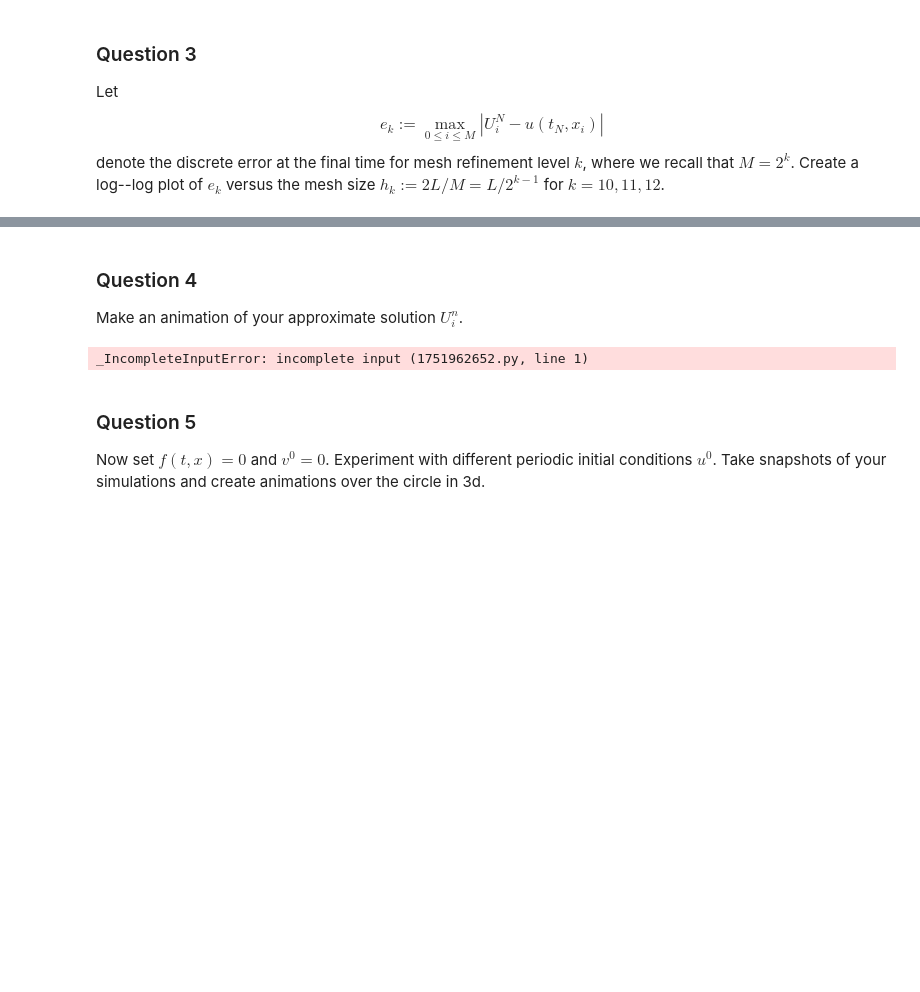
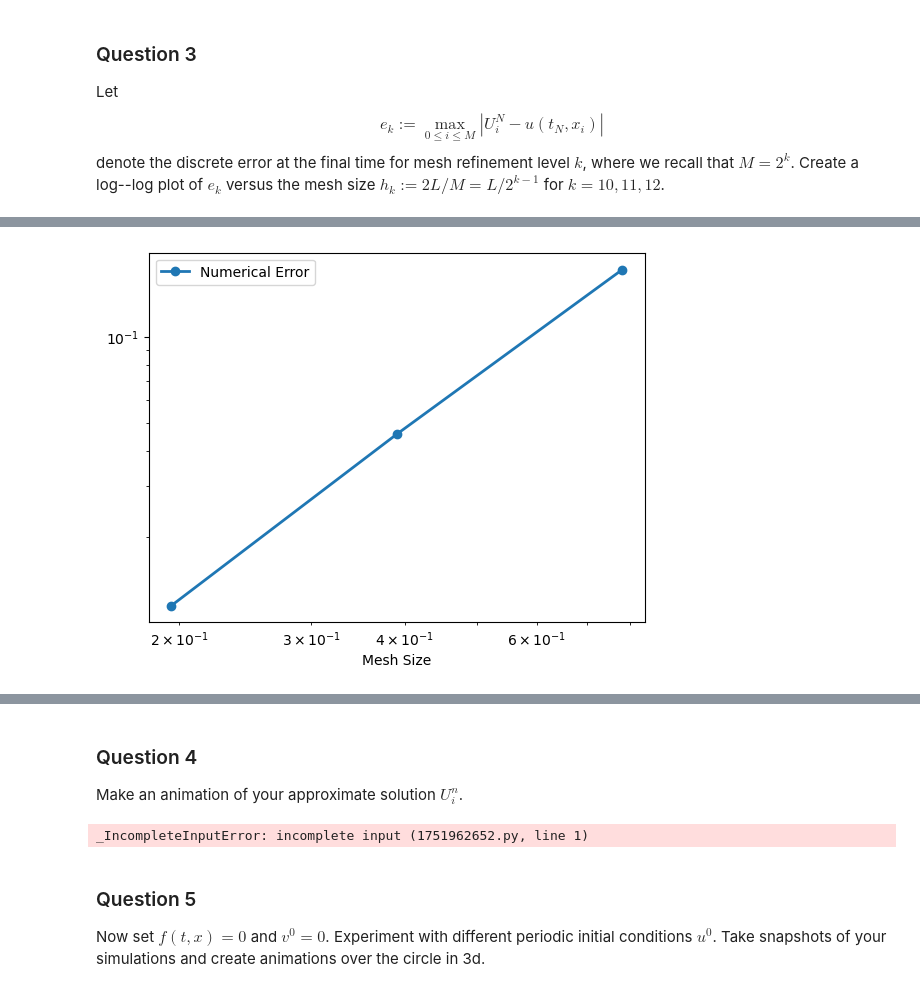
Before and after one commit to Gerbeset/pde_summer_school_2026_solitons, a Jupyter notebook: maya/soliton_project_template2.ipynb, the cells around one changed output, grey strips where cells are left out. Saved outputs shown, nothing was run; the diff lists cells and outputs as text; code cells hidden in the pictures; blank space fills up the shorter version.

```diff
--- a/maya/soliton_project_template2.ipynb
+++ b/maya/soliton_project_template2.ipynb
@@ -273,0 +214,87 @@ Rates:
+# %%
+L = 100
+c = 1
+v = 1 / np.sqrt(2)
+T = 20
+omega = 0.99
+gamma = 1 / (np.sqrt(1 - (v ** 2)))
+cfl = 0.9
+k_vals = [8,9,10]
+g = lambda u: np.sin(u)
+
+def u_exact(x, t):
+    c = 1
+    v = 1/np.sqrt(2)
+    omega = 0.99
+    gamma = 1/np.sqrt(1 - v**2)
+    delta = 0
+    numerator = np.cos(omega* gamma*t - omega*(x - delta)*np.sqrt(gamma**2 - 1))*np.sqrt(1 - omega**2)
+    denominator = omega*np.cosh((gamma*(x - delta) - t*np.sqrt(gamma**2 - 1))*np.sqrt(1 - omega**2))
+    return (4*np.arctan(numerator/denominator))
+
+
+def u_0 (x):
+    return (u_exact(x, 0))
+
+v_0 = lambda x: -4*omega*(-gamma*omega*np.sqrt(1 - omega**2)*np.sin(omega*x*np.sqrt(gamma**2 - 1))*np.cosh(gamma*x*np.sqrt(1 - omega**2)) + np.sqrt(gamma**2 - 1)*(omega**2 - 1)*np.cos(omega*x*np.sqrt(gamma**2 - 1))*np.sinh(gamma*x*np.sqrt(1 - omega**2)))/(omega**2*np.cosh(gamma*x*np.sqrt(1 - omega**2))**2 - (omega**2 - 1)*np.cos(omega*x*np.sqrt(gamma**2 - 1))**2)
+
+def f(x, t):
+    return 0.0
+
+def mms():
+    x, t= sp.symbols('x, t')
+    c = sp.Integer(1)
+    omega = sp.Rational(1,2)
+
+    #HINT: use sp for the functions, for example, for sin, use sp.sin
+    sq = sp.sqrt(1 - omega**2)
+    num = sq * sp.cos(omega*gamma*t- omega*x*sp.sqrt(gamma**2 - 1))
+    den = omega * sp.cosh(gamma * x - t * sp.sqrt(gamma**2 - 1) * sq)
+    u_exact = 4 * sp.atan(num / den) #fixme
+
+    dtt_u_exact = sp.diff(u_exact, t, 2)
+    d_xx_u_exact = sp.diff(u_exact, x, 2)
+    f = dtt_u_exact - (c**2 * d_xx_u_exact) + sp.sin(u_exact) #fixme
+    return(sp.trigsimp(sp.simplify(f)))
+
+def compute_errors():
+    h_list = []
+    e_list = []
+    rate_list = []
+    #T = (2 * np.pi) / (np.sqrt((np.pi ** 2) + 1))
+    T = 20
+    omega = 0.9
+    cfl = 0.9
+
+    for k in k_vals:
+        M = 2**k
+        h = (2 * L) / M
+        h_list.append(h)
+
+        N = int(c * T / (cfl*h))
+        tau = T / N
+
+        xs = [-L + i * h for i in range(M + 1)]
+        U_exact = [u_exact(x, T) for x in xs]
+        U = solve_wave_equation(L=L, c=c, k=k, boundary_type="periodic", u_0=u_0, v_0=v_0, f=f)
+
+        E_M = max([abs(U_exact[i] - U[i, -1]) for i in range (M + 1)])
+        e_list.append(E_M)
+        print("{:e}\t{:e}".format(h, E_M))
+
+    plt.loglog(h_list, e_list, linestyle='-', marker='o', linewidth=2, label="Numerical Error")
+    plt.xlabel("Mesh Size")
+    #lt.ylabel("Errors")
+    plt.legend()
+    plt.show()
+
+    for j in [0,1,2]:
+        r_k = np.log(e_list[j]/e_list[j-1])/np.log(h_list[j]/h_list[j-1])
+        rate_list.append(r_k)
+
+    print("Rates: ")
+    print(rate_list)
+
+#print(mms())
+compute_errors()
+# %% [output]
@@ -273,0 +316 @@ Rates:
+[figure, added]
```
Also changed, not shown: parts of 4 cells of this notebook.
